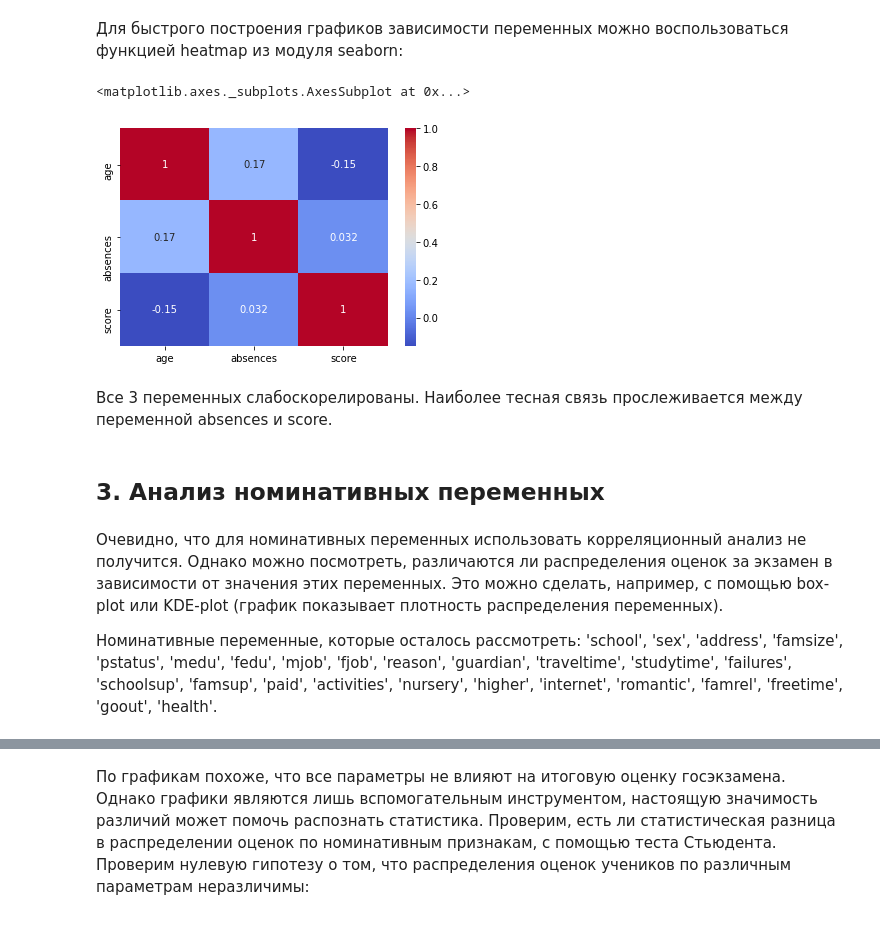
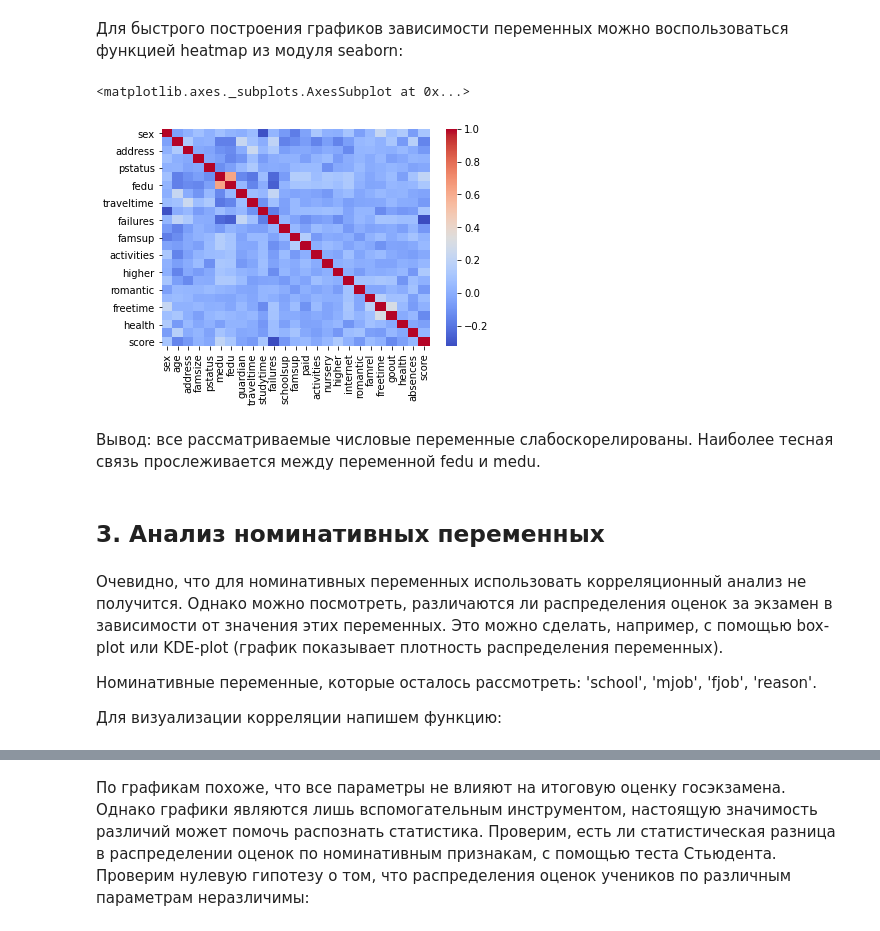
Before and after one commit to axpelman/skillfactory_rds, a Jupyter notebook: module_2/Exploratory data analysis.ipynb, the cells around one changed output, grey strips where cells are left out. Saved outputs shown, nothing was run; the diff lists cells and outputs as text; code cells hidden in the pictures.

```diff
--- a/module_2/Exploratory data analysis.ipynb
+++ b/module_2/Exploratory data analysis.ipynb
@@ -1019,0 +1050,5 @@ Name: score, dtype: float64
+# %%
+math_progress.sex = math_progress.sex.astype(str).apply(lambda x: 1 if x == 'F'
+                                                        else 2)
+math_progress.loc[:, ['sex']].info()
+display(pd.DataFrame(math_progress.sex.value_counts(dropna=False)))
@@ -1019,0 +1074,18 @@ Name: score, dtype: float64
+# %%
+math_progress.address = math_progress.address.astype(str).apply(lambda x: 1 if x == 'U' else 2
+                                                                if x == 'R' else 3)
+math_progress.famsize = math_progress.famsize.astype(str).apply(lambda x: 1 if x == 'GT3' else 2
+                                                                if x == 'LE3' else 3)
+math_progress.pstatus = math_progress.pstatus.astype(str).apply(lambda x: 1 if x == 'A' else 2
+                                                                if x == 'T' else 3)
+math_progress.guardian = math_progress.guardian.astype(str).apply(lambda x: 1 if x == 'mother' else 2
+                                                                  if x == 'father' else 3)
+
+math_progress.loc[:, ['address']].info()
+display(pd.DataFrame(math_progress.address.value_counts(dropna=False)))
+math_progress.loc[:, ['famsize']].info()
+display(pd.DataFrame(math_progress.famsize.value_counts(dropna=False)))
+math_progress.loc[:, ['pstatus']].info()
+display(pd.DataFrame(math_progress.pstatus.value_counts(dropna=False)))
+math_progress.loc[:, ['guardian']].info()
+display(pd.DataFrame(math_progress.guardian.value_counts(dropna=False)))
@@ -1024,6 +1244,9 @@ Name: score, dtype: float64
 
 Используем для наглядности матрицу корреляций:
 # %%
-correlation = math_progress.filter(items=['age', 'absences', 'score']).corr()
+correlation = math_progress.filter(items=['sex', 'age', 'address', 'famsize', 'pstatus', 'medu',
+'fedu', 'guardian', 'traveltime', 'studytime', 'failures', 'schoolsup', 'famsup', 'paid', 'activities',
+'nursery', 'higher', 'internet', 'romantic', 'famrel', 'freetime', 'goout', 'health', 'absences',
+'score']).corr()
 correlation
 # %% [output]
@@ -1034,18 +1279,20 @@ correlation
 # %% [markdown]
 Для быстрого построения графиков зависимости переменных можно воспользоваться функцией heatmap из модуля seaborn:
 # %%
-sns.heatmap(correlation, annot=True, cmap='coolwarm')
+sns.heatmap(correlation, annot=False, cmap='coolwarm')
 # %% [output]
 <matplotlib.axes._subplots.AxesSubplot at 0x...>
-[figure, old version]
+[figure, new version]
 # %% [markdown]
-Все 3 переменных слабоскорелированы. Наиболее тесная связь прослеживается между переменной absences и score.
+Вывод: все рассматриваемые числовые переменные слабоскорелированы. Наиболее тесная связь прослеживается между переменной fedu и medu.
 # %% [markdown]
 ## 3. Анализ номинативных переменных
 # %% [markdown]
 Очевидно, что для номинативных переменных использовать корреляционный анализ не получится. Однако можно посмотреть, различаются ли распределения оценок за экзамен в зависимости от значения этих переменных. Это можно сделать, например, с помощью box-plot или KDE-plot (график показывает плотность распределения переменных).
 
-Номинативные переменные, которые осталось рассмотреть: 'school', 'sex', 'address', 'famsize', 'pstatus', 'medu', 'fedu', 'mjob', 'fjob', 'reason', 'guardian', 'traveltime', 'studytime', 'failures', 'schoolsup', 'famsup', 'paid', 'activities', 'nursery', 'higher', 'internet', 'romantic', 'famrel', 'freetime', 'goout', 'health'.
+Номинативные переменные, которые осталось рассмотреть: 'school', 'mjob', 'fjob', 'reason'.
+
+Для визуализации корреляции напишем функцию:
 # %%
 '''Функция get_boxplot принимает на вход наименование столбца и возвращает график зависимости значений
 столбца от значений столбца score'''
```
Also changed, not shown: parts of 29 cells of this notebook, 1 other file.
